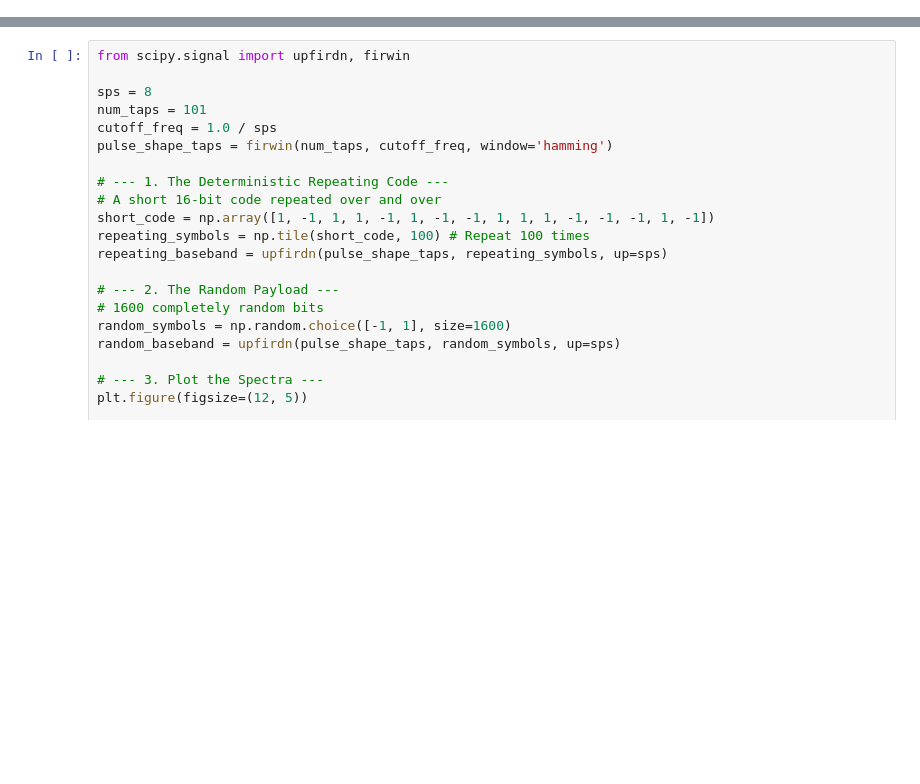
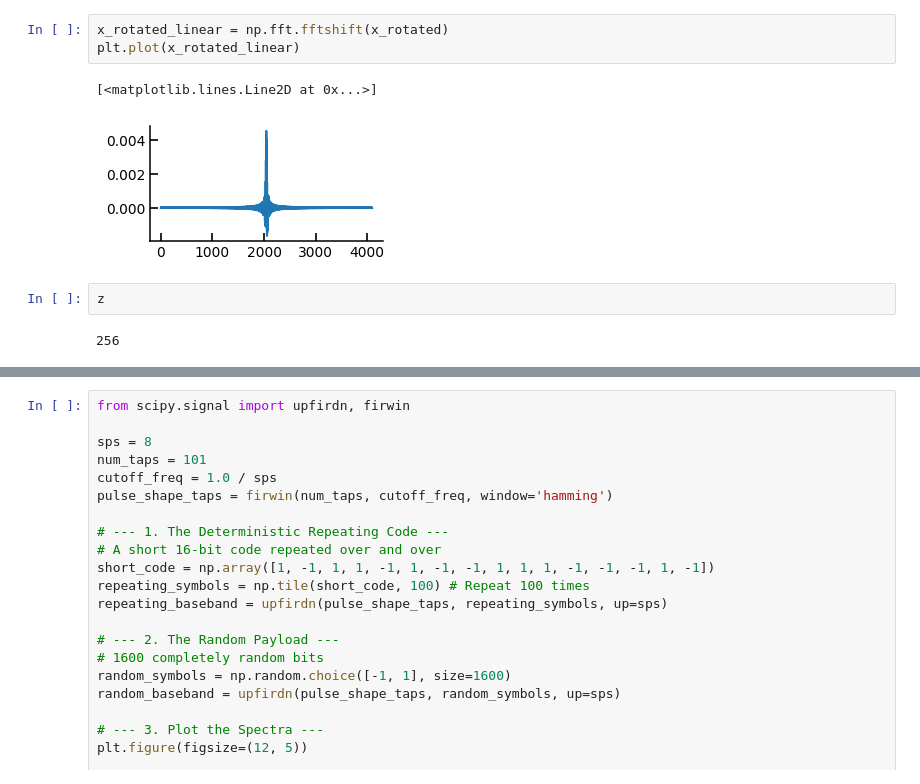
Before and after one commit to mohanagr/CRASIES2026, a Jupyter notebook: nb3_FIR_filtering.ipynb, the cells around one changed output, grey strips where cells are left out. Cells and saved outputs as stored; diff of their text form; blank space fills up the shorter version.

```diff
--- a/nb3_FIR_filtering.ipynb
+++ b/nb3_FIR_filtering.ipynb
@@ -0,0 +123,10 @@
+# %%
+x_rotated_linear = np.fft.fftshift(x_rotated)
+plt.plot(x_rotated_linear)
+# %% [output]
+[<matplotlib.lines.Line2D at 0x...>]
+[figure, added]
+# %%
+z
+# %% [output]
+256
```
Also changed, not shown: parts of 10 cells of this notebook.
